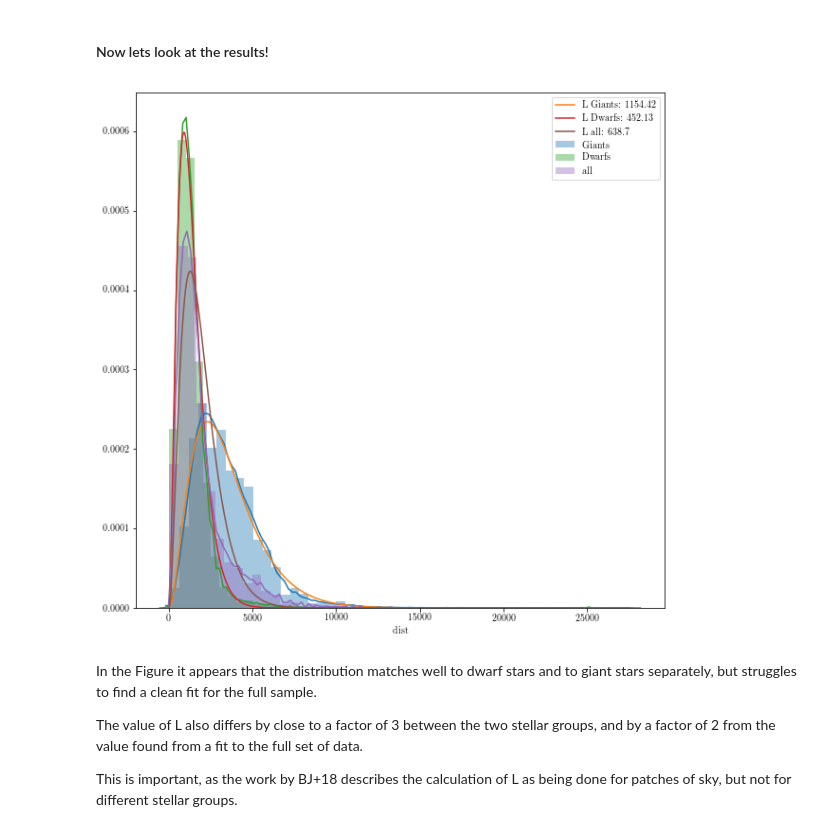
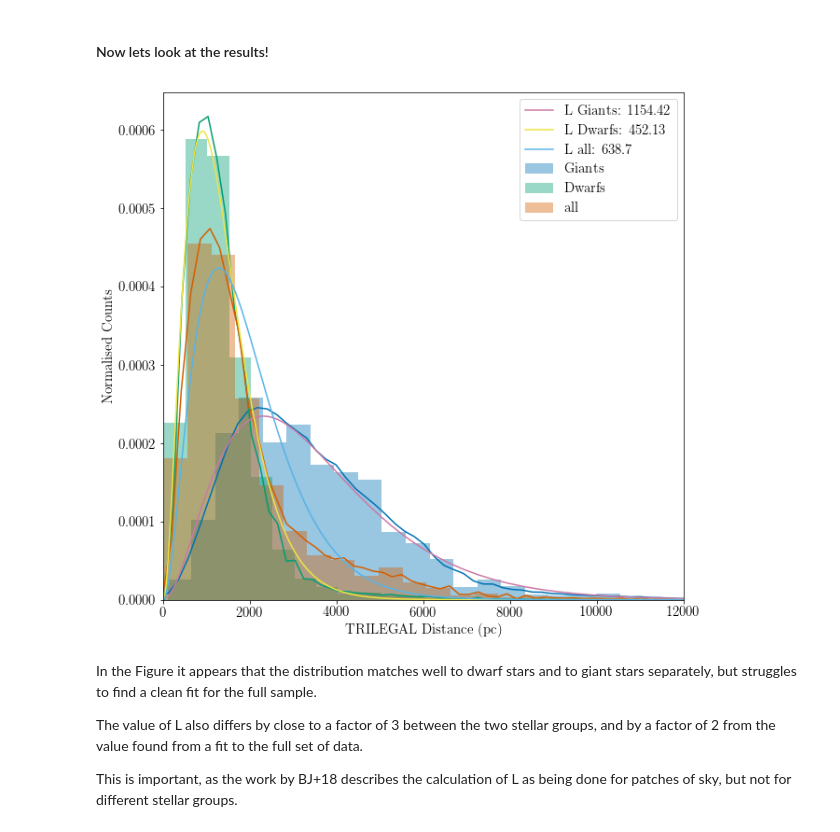
Before and after one commit to ojhall94/GAIA, a Jupyter notebook: distances_blog.ipynb, the cells around one changed output. Cells and saved outputs as stored; diff of their text form; code cells hidden in the pictures.

```diff
--- a/distances_blog.ipynb
+++ b/distances_blog.ipynb
@@ -172,7 +174,7 @@ if rerun:
     d = tdf.dist[giantmask].values
     dat = {'N':len(d),
           'r' : d}
-    fit = sm.sampling(data=dat, iter=2000, chains=2)
+    fit = sm.sampling(data=dat, iter=1000, chains=2)
 # %%
 if rerun:
     L_giant = np.median(fit['L'])
@@ -188,7 +190,7 @@ if rerun:
     d = tdf.dist[dwarfmask].values
     dat = {'N':len(d),
           'r' : d}
-    fit = sm.sampling(data=dat, iter=2000, chains=2)
+    fit = sm.sampling(data=dat, iter=1000, chains=2)
 # %%
 if rerun:
     L_dwarf = np.median(fit['L'])
@@ -204,7 +206,7 @@ if rerun:
     d = tdf.dist.values
     dat = {'N':len(d),
           'r' : d}
-    fit = sm.sampling(data=dat, iter=2000, chains=2)
+    fit = sm.sampling(data=dat, iter=1000, chains=2)
 # %%
 if rerun:
     L_all = np.median(fit['L'])
@@ -221,15 +223,19 @@ def bjl(r, L):
 # %%
 fig = plt.figure(figsize=(10,10))
 sns.distplot(tdf.dist[giantmask],label='Giants')
+sns.distplot(tdf.dist[dwarfmask],label='Dwarfs')
+sns.distplot(tdf.dist, label='all')
 plt.plot(np.sort(tdf.dist[giantmask]), bjl(np.sort(tdf.dist[giantmask]),L_giant),label='L Giants: '+str(np.round(L_giant,2)))
-sns.distplot(tdf.dist[dwarfmask],label='Dwarfs')
 plt.plot(np.sort(tdf.dist[dwarfmask]), bjl(np.sort(tdf.dist[dwarfmask]),L_dwarf),label='L Dwarfs: '+str(np.round(L_dwarf,2)))
-sns.distplot(tdf.dist, label='all')
 plt.plot(np.sort(tdf.dist), bjl(np.sort(tdf.dist), L_all),label='L all: '+str(np.round(L_all,2)))
-plt.legend()
+
+plt.ylabel('Normalised Counts',fontsize=15)
+plt.xlabel('TRILEGAL Distance (pc)',fontsize=15)
+plt.legend(fontsize=15)
+plt.xlim(0., 12000)
 plt.show()
 # %% [output]
-[figure, old version]
+[figure, new version]
 # %% [markdown]
 In the Figure it appears that the distribution matches well to dwarf stars and to giant stars separately, but struggles to find a clean fit for the full sample.
 
```
Also changed, not shown: parts of 47 cells of this notebook.
